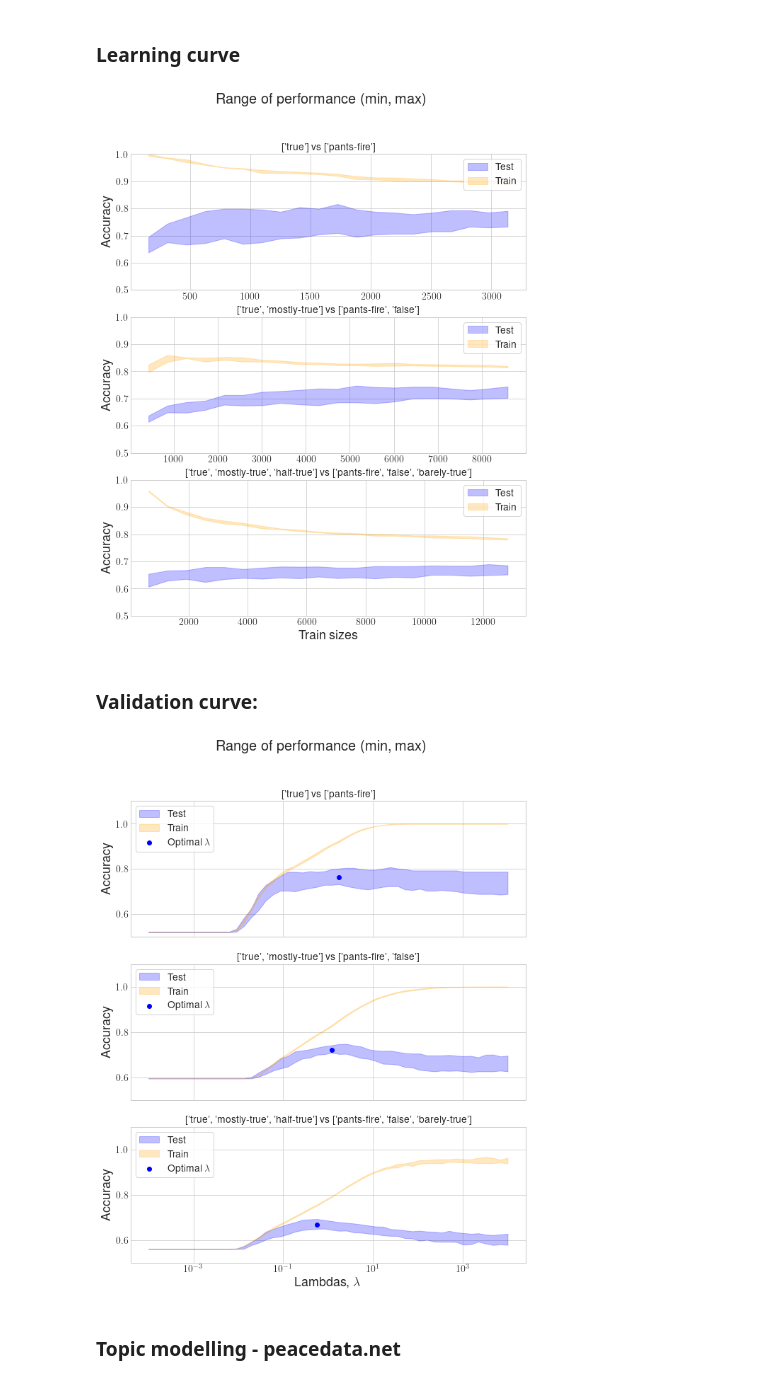
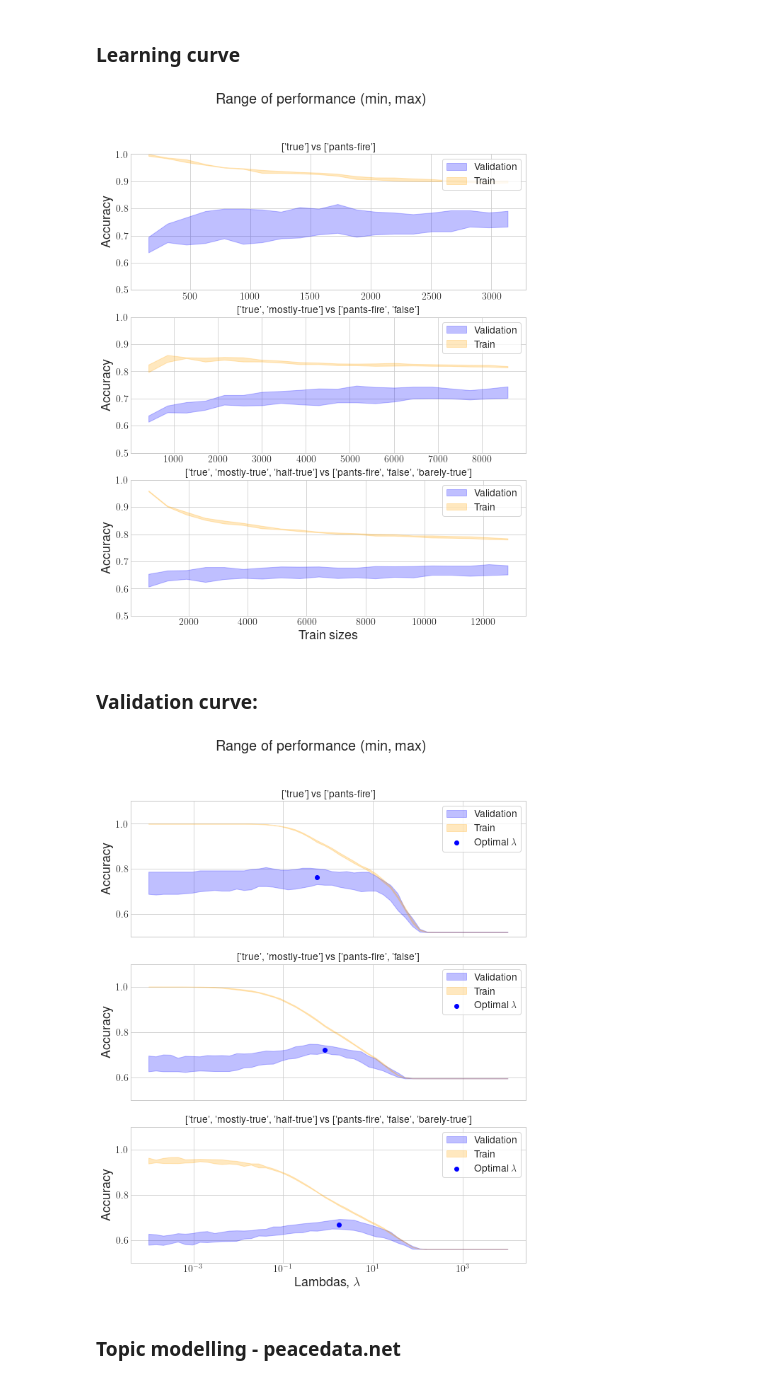
Before and after one commit to pgb206/ISDS2022_group7, a Jupyter notebook: project/project.ipynb, the cells around one changed output. Saved outputs shown, nothing was run; the diff lists cells and outputs as text; code cells hidden in the pictures.

Commit message:
adjustment to val curve: lambda vs Cs

```diff
--- a/project/project.ipynb
+++ b/project/project.ipynb
@@ -767,21 +769,21 @@ train_sizes3, train_scores3, test_scores3 = \
 # %%
 f_learn, ax = plt.subplots(3, 1, figsize=(10, 12))
 
-ax[0].fill_between(train_sizes1, test_scores1.min(1), test_scores1.max(1), alpha=0.25, label ='Test', color='blue')
+ax[0].fill_between(train_sizes1, test_scores1.min(1), test_scores1.max(1), alpha=0.25, label ='Validation', color='blue')
 ax[0].fill_between(train_sizes1, train_scores1.min(1), train_scores1.max(1),  alpha=0.25, label='Train', color='orange')
 ax[0].set_title("['true'] vs ['pants-fire']")
 ax[0].set_ylabel('Accuracy')
 ax[0].set_ylim([0.5,1])
 ax[0].legend(frameon=True)
 
-ax[1].fill_between(train_sizes2, test_scores2.min(1), test_scores2.max(1), alpha=0.25, label ='Test', color='blue')
+ax[1].fill_between(train_sizes2, test_scores2.min(1), test_scores2.max(1), alpha=0.25, label ='Validation', color='blue')
 ax[1].fill_between(train_sizes2, train_scores2.min(1), train_scores2.max(1),  alpha=0.25, label='Train', color='orange')
 ax[1].set_title("['true', 'mostly-true'] vs ['pants-fire', 'false']")
 ax[1].set_ylabel('Accuracy')
 ax[1].set_ylim([0.5,1])
 ax[1].legend(frameon=True)
 
-ax[2].fill_between(train_sizes3, test_scores3.min(1), test_scores3.max(1), alpha=0.25, label ='Test', color='blue')
+ax[2].fill_between(train_sizes3, test_scores3.min(1), test_scores3.max(1), alpha=0.25, label ='Validation', color='blue')
 ax[2].fill_between(train_sizes3, train_scores3.min(1), train_scores3.max(1),  alpha=0.25, label='Train', color='orange')
 ax[2].set_title("['true', 'mostly-true', 'half-true'] vs ['pants-fire', 'false', 'barely-true']")
 ax[2].set_ylabel('Accuracy')
@@ -793,12 +795,12 @@ ax[2].legend(frameon=True)
 f_learn.suptitle('Range of performance (min, max)');
 plt.savefig('figs/learning_curve.pdf', bbox_inches='tight')
 # %% [output]
-[figure, old version]
+[figure, new version]
 # %% [markdown]
 ### Validation curve:
 # %%
-lambdas = np.logspace(-4, 4, 50)
-Cs = 1/lambdas
+Cs = np.logspace(-4, 4, 50)
+Cs = 1/Cs
 
 
 
@@ -807,7 +809,7 @@ train_scores1_vc, test_scores1_vc = \
                      X=X1_dev,
                      y=y1_dev,
                      param_name='logisticregression__C', #built-in name of hyperparameter
-                     param_range=lambdas, #values to consider
+                     param_range=Cs, #values to consider
                      scoring='accuracy',
                      cv=10)
 
@@ -816,7 +818,7 @@ train_scores2_vc, test_scores2_vc = \
                      X=X2_dev,
                      y=y2_dev,
                      param_name='logisticregression__C', #built-in name of hyperparameter
-                     param_range=lambdas, #values to consider
+                     param_range=Cs, #values to consider
                      scoring='accuracy',
                      cv=10)
 
@@ -825,52 +827,52 @@ train_scores3_vc, test_scores3_vc = \
                      X=X3_dev,
                      y=y3_dev,
                      param_name='logisticregression__C', #built-in name of hyperparameter
-                     param_range=lambdas, #values to consider
+                     param_range=Cs, #values to consider
                      scoring='accuracy',
                      cv=10)
 # %%
 best_acc1 = max(test_scores1_vc.mean(axis=1))
-best_lambda1 = lambdas[np.where(test_scores1_vc.mean(axis=1) == best_acc1)]
+best_lambda1 = 1/Cs[np.where(test_scores1_vc.mean(axis=1) == best_acc1)]
 best_acc2 = max(test_scores2_vc.mean(axis=1))
-best_lambda2 = lambdas[np.where(test_scores2_vc.mean(axis=1) == best_acc2)]
+best_lambda2 = 1/Cs[np.where(test_scores2_vc.mean(axis=1) == best_acc2)]
 best_acc3 = max(test_scores3_vc.mean(axis=1))
-best_lambda3 = lambdas[np.where(test_scores3_vc.mean(axis=1) == best_acc3)]
+best_lambda3 = 1/Cs[np.where(test_scores3_vc.mean(axis=1) == best_acc3)]
 
 f_learn, ax = plt.subplots(3, 1, figsize=(10, 12), sharex=True)
 
-ax[0].fill_between(lambdas, test_scores1_vc.min(1), test_scores1_vc.max(1), alpha=0.25, label ='Test', color='blue')
-ax[0].fill_between(lambdas, train_scores1_vc.min(1), train_scores1_vc.max(1),  alpha=0.25, label='Train', color='orange')
+ax[0].fill_between(1/Cs, test_scores1_vc.min(1), test_scores1_vc.max(1), alpha=0.25, label ='Validation', color='blue')
+ax[0].fill_between(1/Cs, train_scores1_vc.min(1), train_scores1_vc.max(1),  alpha=0.25, label='Train', color='orange')
 ax[0].scatter(best_lambda1, best_acc1, label='Optimal $\lambda$', color='blue')
 ax[0].set_title("['true'] vs ['pants-fire']")
 ax[0].set_ylabel('Accuracy')
 ax[0].set_ylim([0.5,1.1])
 ax[0].set_xscale('log')
-ax[0].legend(loc='upper left', frameon=True)
+ax[0].legend(loc='upper right', frameon=True)
 
-ax[1].fill_between(lambdas, test_scores2_vc.min(1), test_scores2_vc.max(1), alpha=0.25, label ='Test', color='blue')
-ax[1].fill_between(lambdas, train_scores2_vc.min(1), train_scores2_vc.max(1),  alpha=0.25, label='Train', color='orange')
+ax[1].fill_between(1/Cs, test_scores2_vc.min(1), test_scores2_vc.max(1), alpha=0.25, label ='Validation', color='blue')
+ax[1].fill_between(1/Cs, train_scores2_vc.min(1), train_scores2_vc.max(1),  alpha=0.25, label='Train', color='orange')
 ax[1].scatter(best_lambda2, best_acc2, label='Optimal $\lambda$', color='blue')
 ax[1].set_title("['true', 'mostly-true'] vs ['pants-fire', 'false']")
 ax[1].set_ylabel('Accuracy')
 ax[1].set_ylim([0.5,1.1])
 ax[1].set_xscale('log')
-ax[1].legend(loc='upper left', frameon=True)
+ax[1].legend(loc='upper right', frameon=True)
 
-ax[2].fill_between(lambdas, test_scores3_vc.min(1), test_scores3_vc.max(1), alpha=0.25, label ='Test', color='blue')
-ax[2].fill_between(lambdas, train_scores3_vc.min(1), train_scores3_vc.max(1),  alpha=0.25, label='Train', color='orange')
+ax[2].fill_between(1/Cs, test_scores3_vc.min(1), test_scores3_vc.max(1), alpha=0.25, label ='Validation', color='blue')
+ax[2].fill_between(1/Cs, train_scores3_vc.min(1), train_scores3_vc.max(1),  alpha=0.25, label='Train', color='orange')
 ax[2].scatter(best_lambda3, best_acc3, label='Optimal $\lambda$', color='blue')
 ax[2].set_title("['true', 'mostly-true', 'half-true'] vs ['pants-fire', 'false', 'barely-true']")
 ax[2].set_ylabel('Accuracy')
 ax[2].set_ylim([0.5,1.1])
 ax[2].set_xscale('log')
 ax[2].set_xlabel('Lambdas, $\lambda$')
-ax[2].legend(loc='upper left', frameon=True)
+ax[2].legend(loc='upper right', frameon=True)
 
 
 f_learn.suptitle('Range of performance (min, max)');
 plt.savefig('figs/validation_curve.pdf', bbox_inches='tight')
 # %% [output]
-[figure, old version]
+[figure, new version]
 # %% [markdown]
 ### Topic modelling - peacedata.net
 # %%
```
Also changed, not shown: parts of 8 cells of this notebook, 6 other files.
